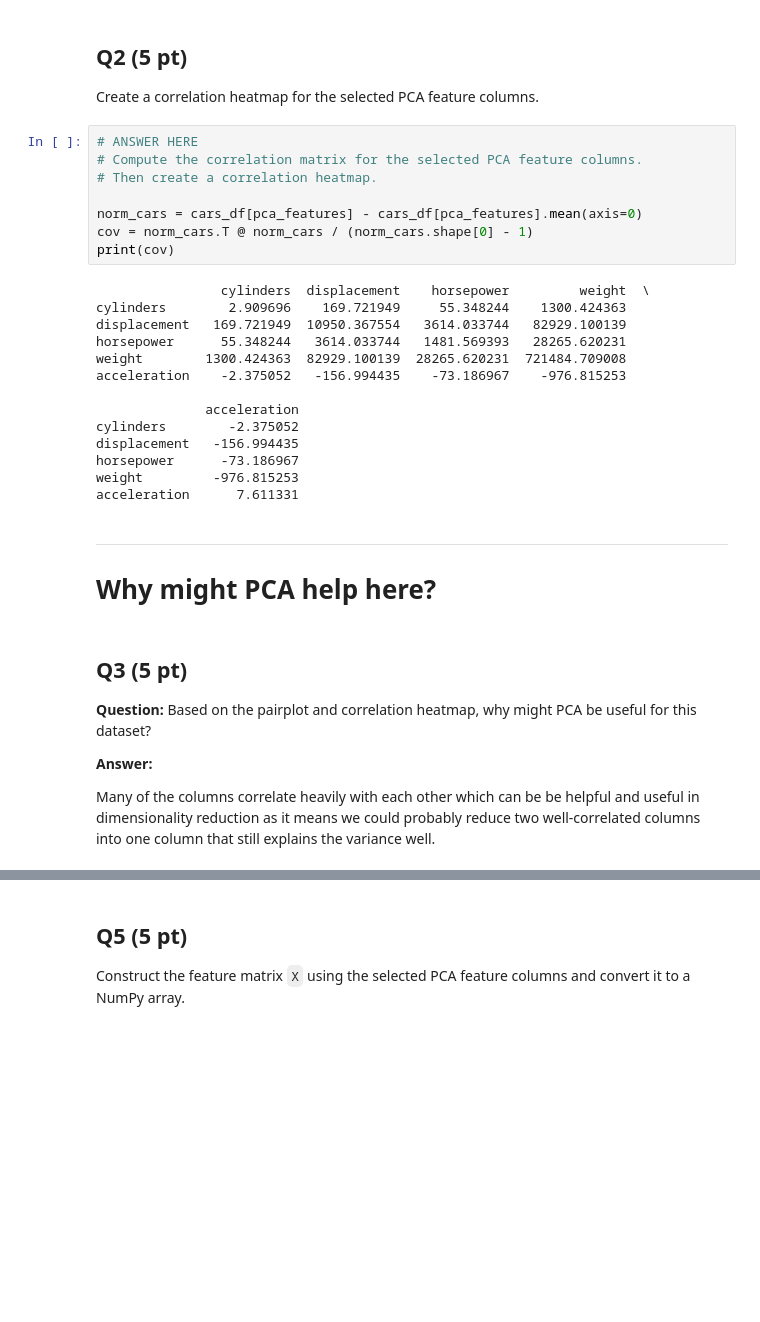
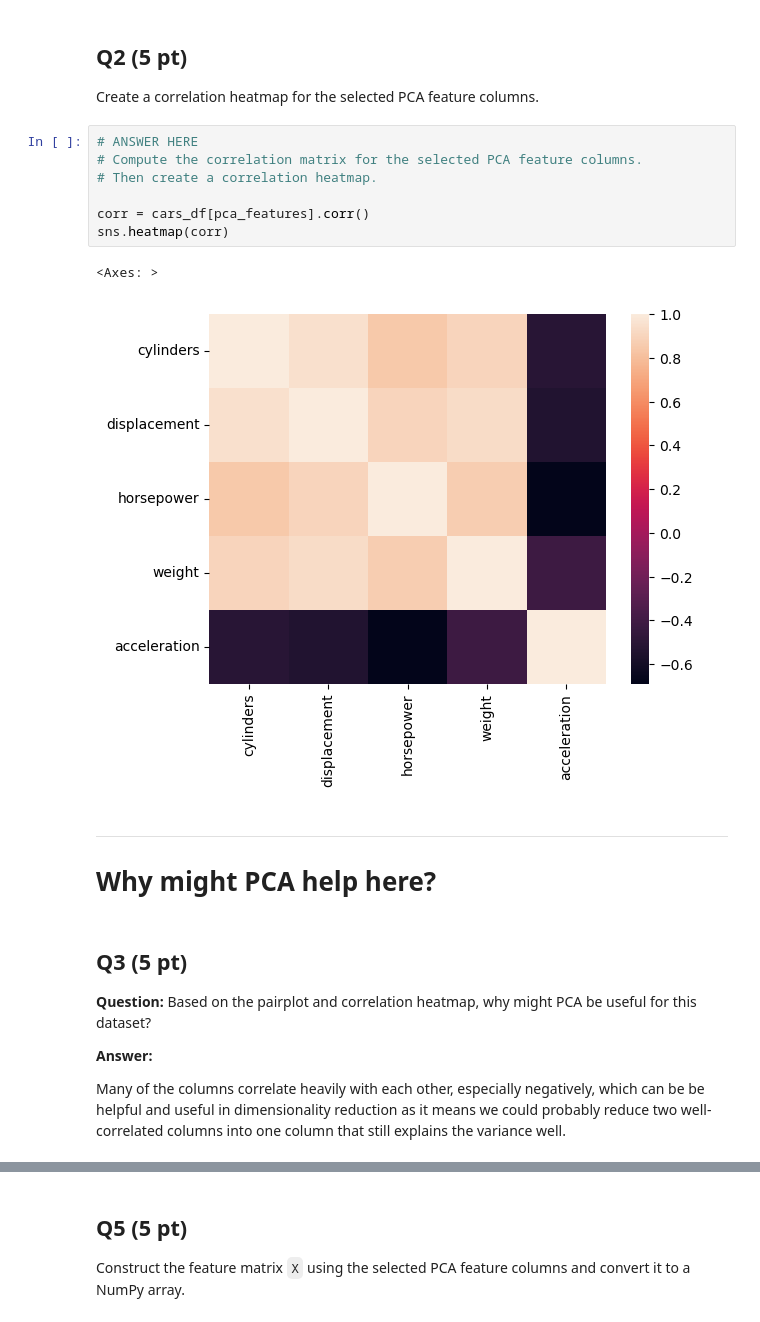
Before and after one commit to fortunecookie040/Math3025_Projects, a Jupyter notebook: Project3_PCA_Student.ipynb, the cells around one changed output, grey strips where cells are left out. Saved outputs shown, nothing was run; the diff lists cells and outputs as text; blank space fills up the shorter version.

```diff
--- a/Project3_PCA_Student.ipynb
+++ b/Project3_PCA_Student.ipynb
@@ -82,25 +82,13 @@ Create a correlation heatmap for the selected PCA feature columns.
 # %%
 # ANSWER HERE
 # Compute the correlation matrix for the selected PCA feature columns.
 # Then create a correlation heatmap.
 
-norm_cars = cars_df[pca_features] - cars_df[pca_features].mean(axis=0)
-cov = norm_cars.T @ norm_cars / (norm_cars.shape[0] - 1)
-print(cov)
+corr = cars_df[pca_features].corr()
+sns.heatmap(corr)
 # %% [output]
-                cylinders  displacement    horsepower         weight  \
-cylinders        2.909696    169.721949     55.348244    1300.424363
-displacement   169.721949  10950.367554   3614.033744   82929.100139
-horsepower      55.348244   3614.033744   1481.569393   28265.620231
-weight        1300.424363  82929.100139  28265.620231  721484.709008
-acceleration    -2.375052   -156.994435    -73.186967    -976.815253
-
-              acceleration
-cylinders        -2.375052
-displacement   -156.994435
-horsepower      -73.186967
-weight         -976.815253
-acceleration      7.611331
+<Axes: >
+[figure, added]
 # %% [markdown]
 ---
 # Why might PCA help here?
@@ -111,7 +99,7 @@ acceleration      7.611331
 
 **Answer:**
 
-Many of the columns correlate heavily with each other which can be be helpful and useful in dimensionality reduction as it means we could probably reduce two well-correlated columns into one column that still explains the variance well.
+Many of the columns correlate heavily with each other, especially negatively, which can be be helpful and useful in dimensionality reduction as it means we could probably reduce two well-correlated columns into one column that still explains the variance well.
 # %% [markdown]
 ## Q4 (5 pt)
 
```
Also changed, not shown: parts of 5 cells of this notebook.
